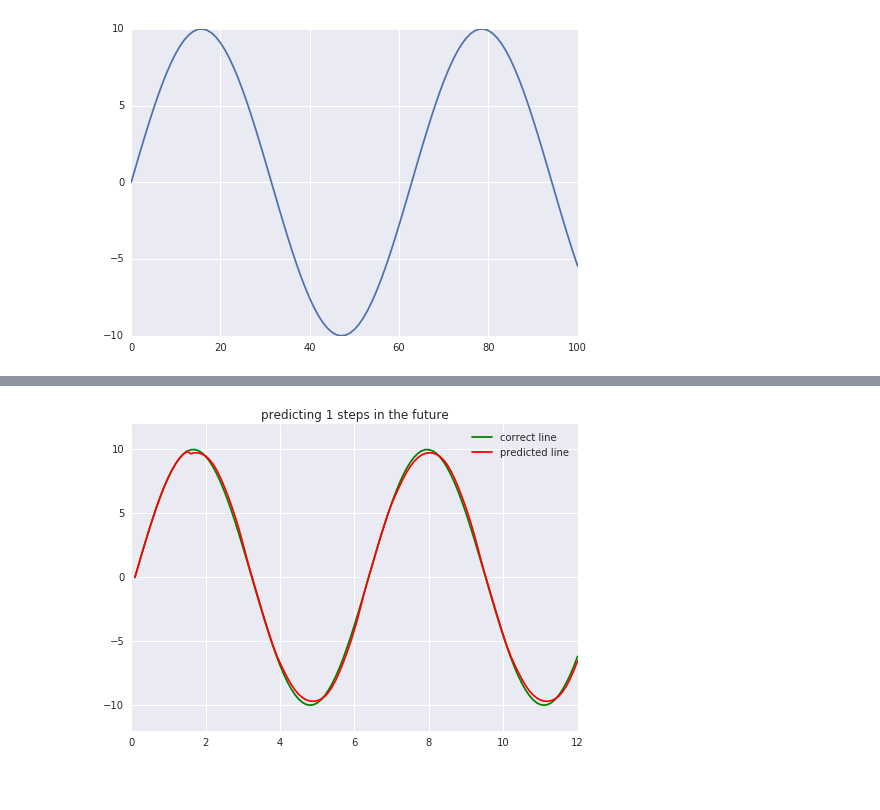
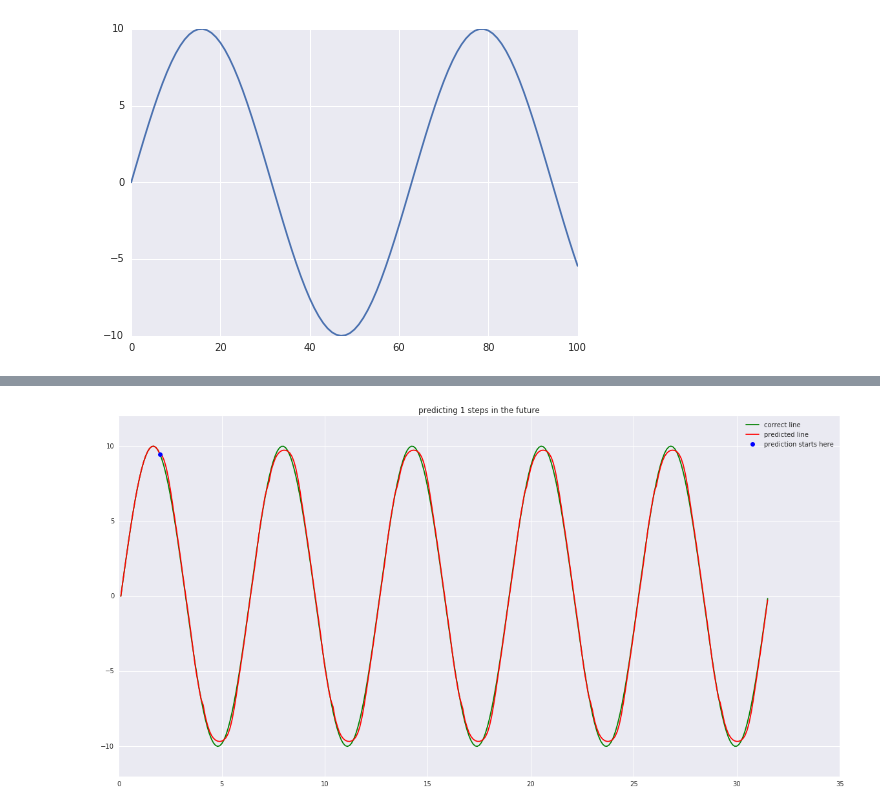
Before and after one commit to KiranArun/tensorflow, a Jupyter notebook: notebooks/sin_wave_predictor.ipynb, the cells around one changed output, grey strips where cells are left out. Cells and saved outputs as stored; diff of their text form; code cells hidden in the pictures; blank space fills up the shorter version.

Commit message:
fixed bugs and improved graph format

```diff
--- a/notebooks/sin_wave_predictor.ipynb
+++ b/notebooks/sin_wave_predictor.ipynb
@@ -3,17 +3,18 @@ import tensorflow as tf
 import numpy as np
 import matplotlib.pyplot as plt, pylab
 # %%
-total_series_length = 10000
-truncated_backprop_length = 15
 state_size = 4
 batch_size = 1
-iterations = 12000
+iterations = 10000
 steps_to_predict = 1
-learning_rate = 0.08
+multiplier = 10
+learning_rate = 0.05
+truncated_backprop_length = 20
+total_series_length = iterations+truncated_backprop_length+steps_to_predict
 # %%
 def generate_data(length):
     x = np.linspace(0,length, length*10+1)
-    y = 10*np.sin(x).reshape(1,-1)
+    y = multiplier*np.sin(x).reshape(1,-1)
     return(y)
 # %%
 line_data = generate_data(10)
@@ -53,7 +54,8 @@ sess.run(tf.global_variables_initializer())
 loss_list = []
 
 x_data = generate_data(total_series_length)
-_current_state = np.zeros(dtype=np.float32, shape=[1, 4])
+_current_state = np.zeros(dtype=np.float32, shape=[batch_size, state_size])
+
 
 for batch_idx in range(iterations):
 
@@ -73,6 +75,8 @@ for batch_idx in range(iterations):
 
     loss_list.append(_total_loss)
 
-    if batch_idx%(iterations/20) == 0:
-        print("Step",batch_idx, "Loss", _total_loss)
+    if (batch_idx)%(iterations/20) == 0:
+        print 'Step',batch_idx, 'Loss =', _total_loss
+
+print 'Done Training'
 # %% [output]
@@ -99,34 +100,36 @@ for batch_idx in range(iterations):
 # %%
 pred = Y = np.array([])
 _current_state = np.zeros(dtype=np.float32, shape=[batch_size, state_size])
 X = np.array([])
 
 n = 0
-for i in range(120):
-    Y = np.append(Y, 10*np.sin(n)).reshape(1,-1)
+for i in range(315):
+    Y = np.append(Y, multiplier*np.sin(n)).reshape(1,-1)
 
     if i < truncated_backprop_length:
         pred = np.append(pred, Y[:,-1])
 
-    elif i >= truncated_backprop_length and i % steps_to_predict == 0:
-
+    elif i >= truncated_backprop_length and (i-truncated_backprop_length) % steps_to_predict == 0:
         previous = np.array(Y[:,-(truncated_backprop_length+1):-1])
         pred = np.append(pred, sess.run([logits_series[-(steps_to_predict):truncated_backprop_length]], feed_dict={batchX_placeholder:previous, init_state:_current_state}))
         _current_state = sess.run(current_state, feed_dict={batchX_placeholder:previous, init_state:_current_state})
+
 
     n+= 0.1
     X = np.append(X, n)
 
 Y = Y.reshape([-1])
 
+plt.figure(figsize=(20,10))
 plt.subplot()
 plt.grid(True)
 plt.title('predicting %s steps in the future' % steps_to_predict)
 plt.plot(X,Y, 'g', label='correct line')
-X = X[0:pred.size]
+pred = pred[0:Y.size]
 plt.plot(X,pred, 'r', label='predicted line')
+plt.plot(X[truncated_backprop_length-1], pred[truncated_backprop_length-1], 'bo', label='prediction starts here')
 plt.legend()
 pylab.ylim([-12,12])
 plt.show()
 # %% [output]
-[figure, old version]
+[figure, new version]
```
Also changed, not shown: parts of 2 cells of this notebook.
